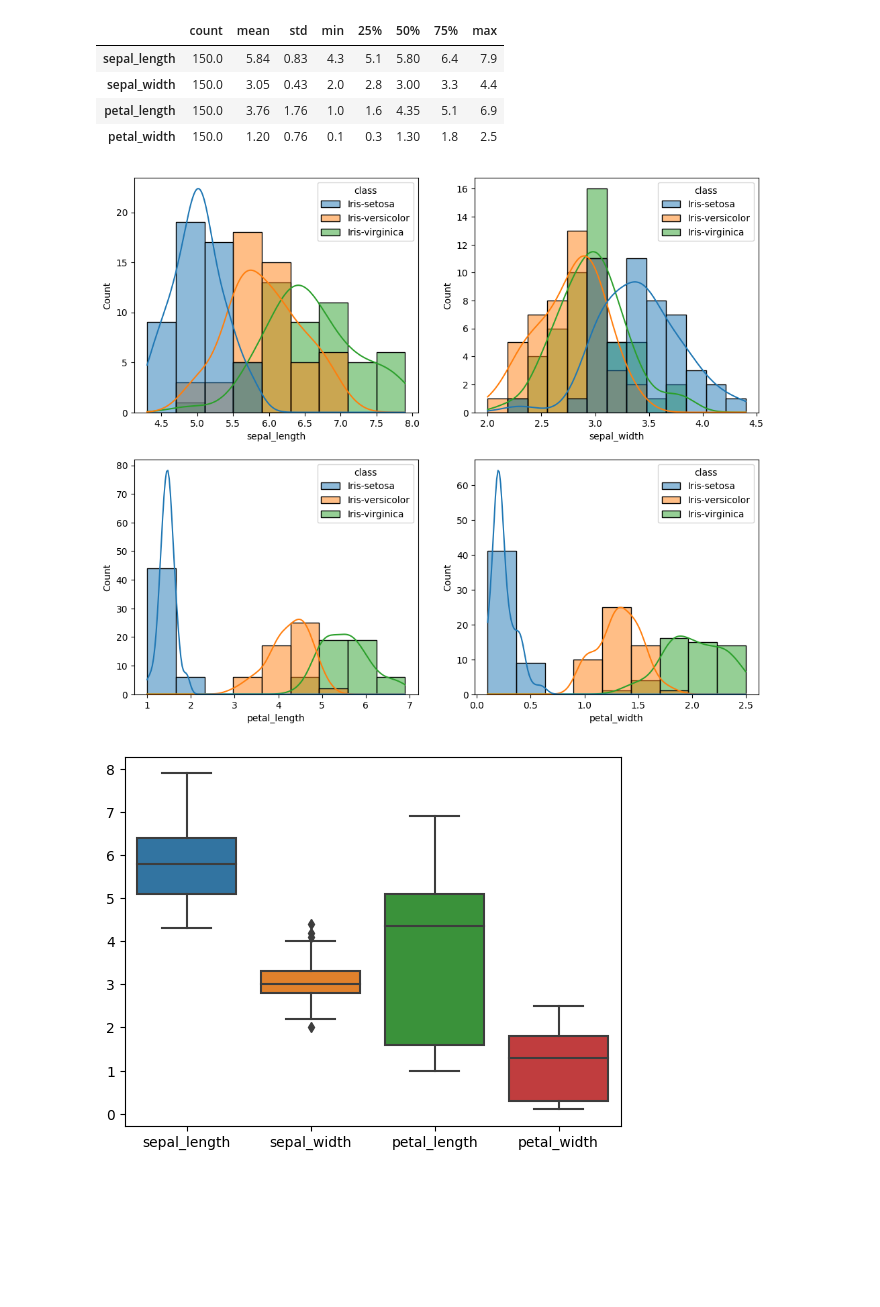
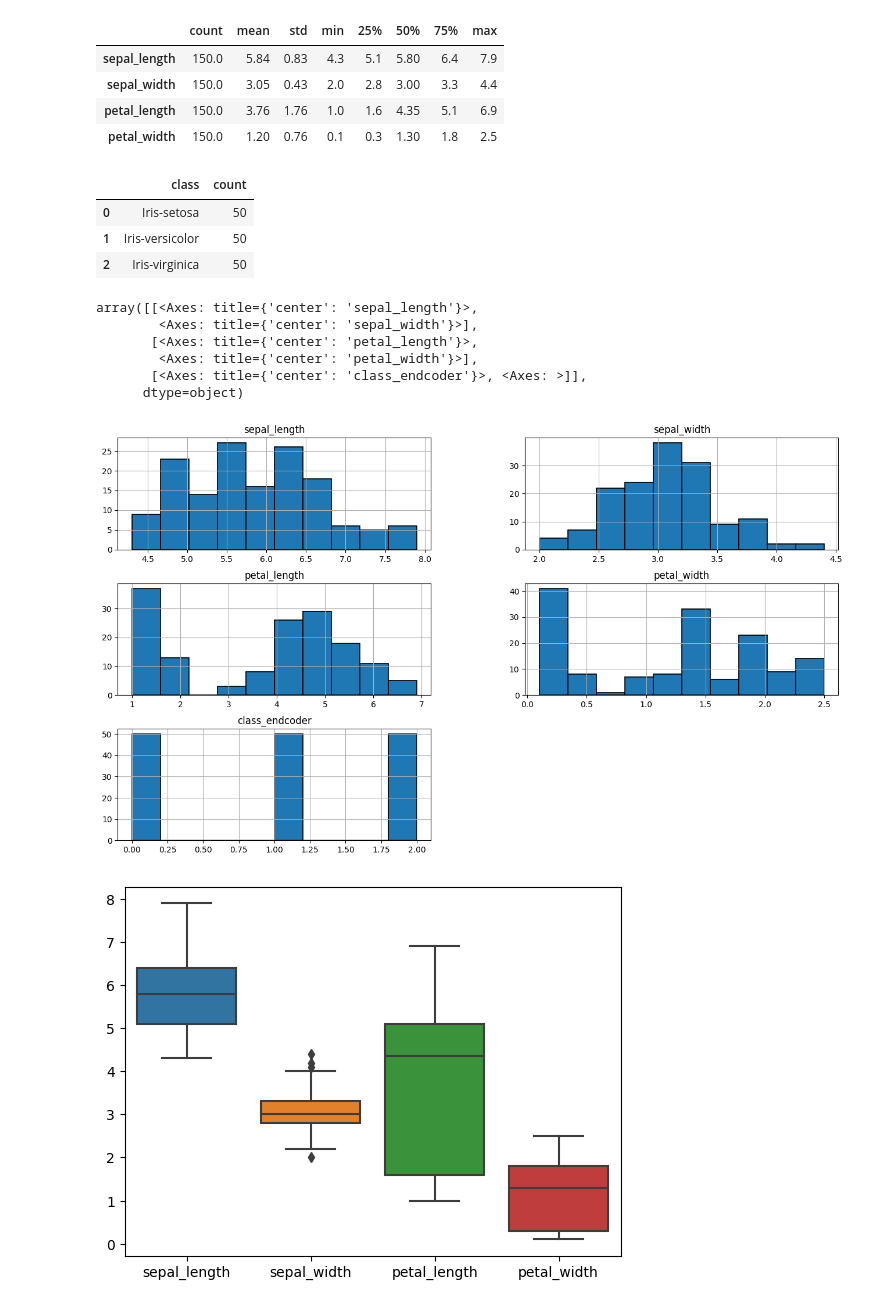
Before and after one commit to GoiliAce/DL-week-1, a Jupyter notebook: main.ipynb, the cells around one changed output. Drawn from its saved outputs; the diff is of its cells as text; code cells hidden in the pictures; blank space fills up the shorter version.

```diff
--- a/main.ipynb
+++ b/main.ipynb
@@ -70,15 +70,25 @@ df_iris.describe().T.round(2)
 | sepal_width | 150.0 | 3.05 | 0.43 | 2.0 | 2.8 | 3.00 | 3.3 | 4.4 |
 | petal_length | 150.0 | 3.76 | 1.76 | 1.0 | 1.6 | 4.35 | 5.1 | 6.9 |
 | petal_width | 150.0 | 1.20 | 0.76 | 0.1 | 0.3 | 1.30 | 1.8 | 2.5 |
-# %%
-columns = df_iris.columns.tolist()
-columns.remove('class')
-fig, axes = plt.subplots(2, 2, figsize=(12, 10))
-
-for i, col in enumerate(columns):
-    sns.histplot(data=df_iris, x=col, hue='class', ax=axes[i//2, i%2], kde=True)
-# %% [output]
-[figure, removed]
+# %%
+d = df_iris['class'].value_counts().reset_index()
+d.columns = ['class', 'count']
+d
+# %% [output]
+|  | class | count |
+| 0 | Iris-setosa | 50 |
+| 1 | Iris-versicolor | 50 |
+| 2 | Iris-virginica | 50 |
+# %%
+df_iris.hist(figsize=(16,9),edgecolor='black',linewidth=1.2)
+# %% [output]
+array([[<Axes: title={'center': 'sepal_length'}>,
+        <Axes: title={'center': 'sepal_width'}>],
+       [<Axes: title={'center': 'petal_length'}>,
+        <Axes: title={'center': 'petal_width'}>],
+       [<Axes: title={'center': 'class_endcoder'}>, <Axes: >]],
+      dtype=object)
+[figure, added]
 # %%
 sns.boxplot(data=df_iris)
 plt.show()
```
Also changed, not shown: parts of 5 cells of this notebook, 7 other files.
